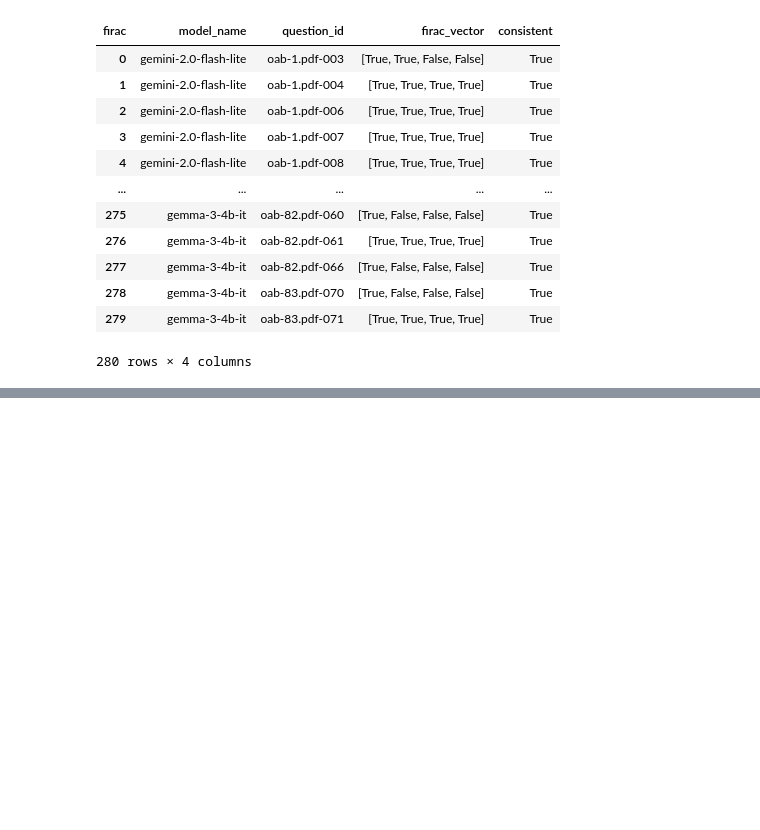
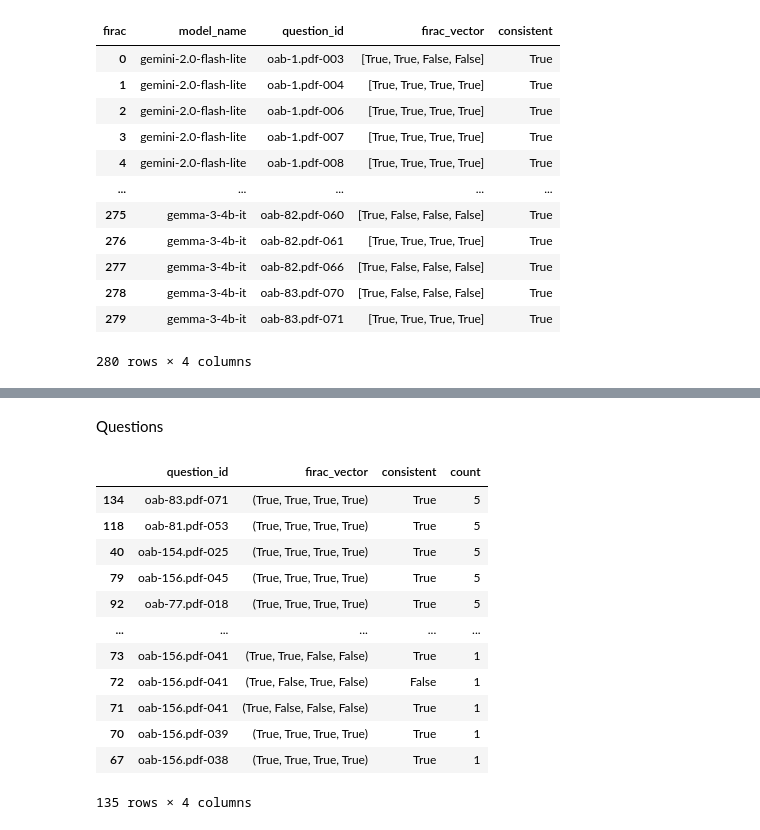
Before and after one commit to pcalais/law-cognitive-structure, a Jupyter notebook: notebooks/run-consistency.ipynb, the cells around one changed output, grey strips where cells are left out. Saved outputs shown, nothing was run; the diff lists cells and outputs as text; code cells hidden in the pictures; blank space fills up the shorter version.

```diff
--- a/notebooks/run-consistency.ipynb
+++ b/notebooks/run-consistency.ipynb
@@ -176,0 +285,37 @@ seq_counts.head(1000)
+# %% [markdown]
+Questions
+# %%
+import pandas as pd
+
+pd.set_option("display.max_rows", None)
+pd.set_option("display.max_columns", None)
+pd.set_option("display.width", None)
+pd.set_option("display.max_colwidth", None)
+
+# Converte o vetor para tupla (listas não podem ser usadas como chave para agrupar)
+model_question_firac_seq_df["firac_vector"] = model_question_firac_seq_df["firac_vector"].apply(tuple)
+
+# Conta quantas vezes cada sequência ocorre por model_name
+seq_counts = (
+    model_question_firac_seq_df
+    .groupby(["question_id", "firac_vector", "consistent"])
+    .size()
+    .reset_index(name="count")
+    .sort_values(by="count", ascending=False)
+)
+
+seq_counts.head(1000)
+# %% [output]
+|  | question_id | firac_vector | consistent | count |
+| 134 | oab-83.pdf-071 | (True, True, True, True) | True | 5 |
+| 118 | oab-81.pdf-053 | (True, True, True, True) | True | 5 |
+| 40 | oab-154.pdf-025 | (True, True, True, True) | True | 5 |
+| 79 | oab-156.pdf-045 | (True, True, True, True) | True | 5 |
+| 92 | oab-77.pdf-018 | (True, True, True, True) | True | 5 |
+| ... | ... | ... | ... | ... |
+| 73 | oab-156.pdf-041 | (True, True, False, False) | True | 1 |
+| 72 | oab-156.pdf-041 | (True, False, True, False) | False | 1 |
+| 71 | oab-156.pdf-041 | (True, False, False, False) | True | 1 |
+| 70 | oab-156.pdf-039 | (True, True, True, True) | True | 1 |
+| 67 | oab-156.pdf-038 | (True, True, True, True) | True | 1 |
+135 rows × 4 columns
```
Also changed, not shown: parts of 7 cells of this notebook, 1 other file.
